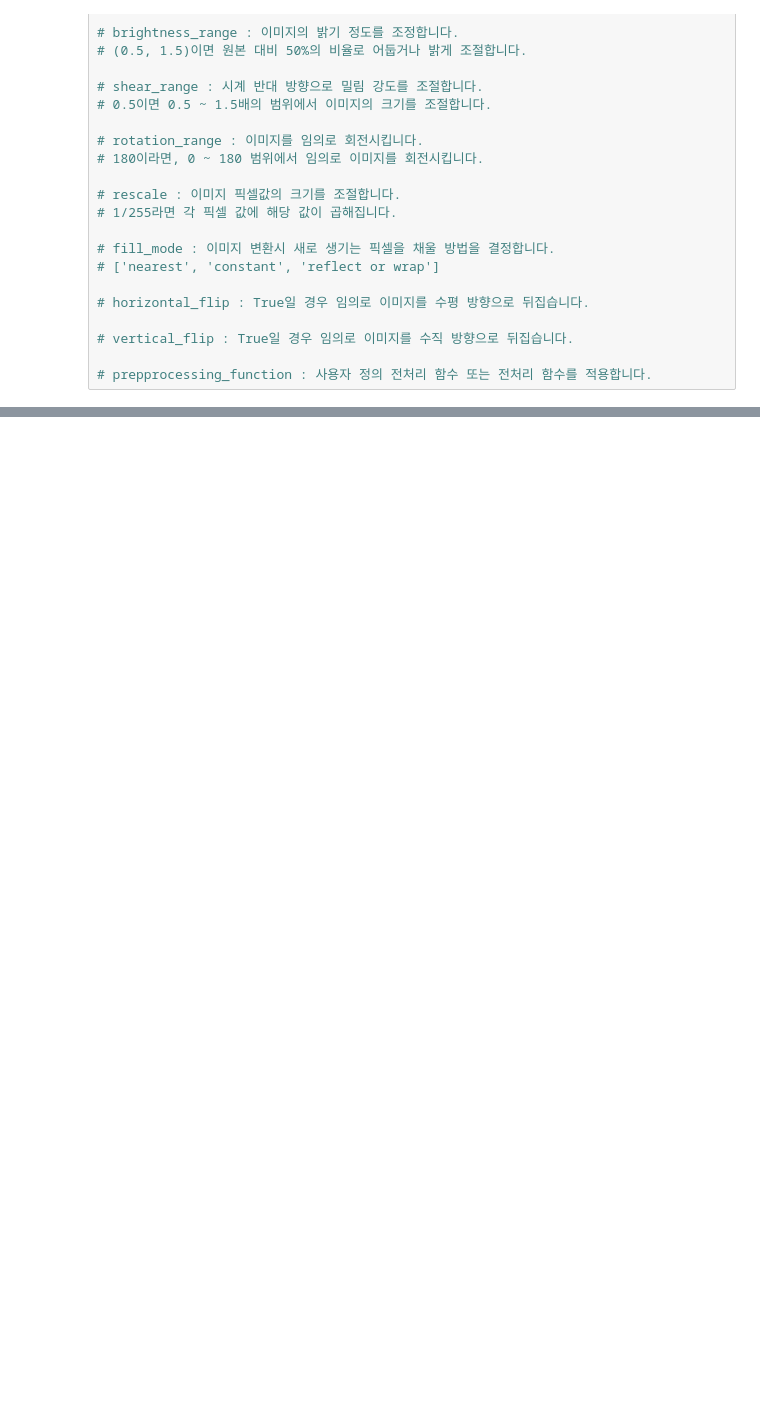
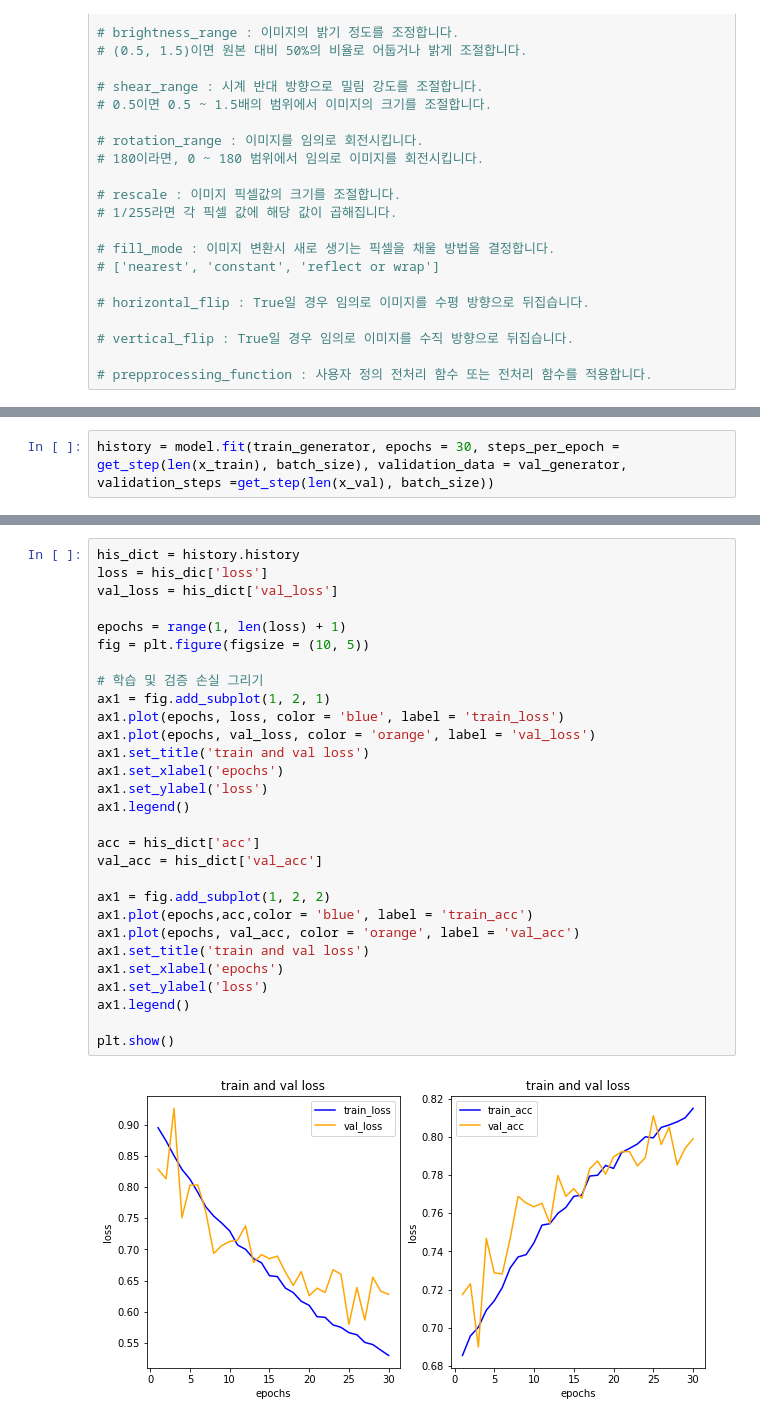
Before and after one commit to lincoln-cmd/Deep_learning, a Jupyter notebook: Cifar10.ipynb, the cells around one changed output, grey strips where cells are left out. Saved outputs shown, nothing was run; the diff lists cells and outputs as text; blank space fills up the shorter version.

```diff
--- a/Cifar10.ipynb
+++ b/Cifar10.ipynb
@@ -616,0 +643,2 @@ val_generator = val_datagen.flow(x_Val, t_val,
+# %%
+history = model.fit(train_generator, epochs = 30, steps_per_epoch = get_step(len(x_train), batch_size), validation_data = val_generator, validation_steps =get_step(len(x_val), batch_size))
@@ -616,0 +663,31 @@ val_generator = val_datagen.flow(x_Val, t_val,
+# %%
+his_dict = history.history
+loss = his_dic['loss']
+val_loss = his_dict['val_loss']
+
+epochs = range(1, len(loss) + 1)
+fig = plt.figure(figsize = (10, 5))
+
+# 학습 및 검증 손실 그리기
+ax1 = fig.add_subplot(1, 2, 1)
+ax1.plot(epochs, loss, color = 'blue', label = 'train_loss')
+ax1.plot(epochs, val_loss, color = 'orange', label = 'val_loss')
+ax1.set_title('train and val loss')
+ax1.set_xlabel('epochs')
+ax1.set_ylabel('loss')
+ax1.legend()
+
+acc = his_dict['acc']
+val_acc = his_dict['val_acc']
+
+ax1 = fig.add_subplot(1, 2, 2)
+ax1.plot(epochs,acc,color = 'blue', label = 'train_acc')
+ax1.plot(epochs, val_acc, color = 'orange', label = 'val_acc')
+ax1.set_title('train and val loss')
+ax1.set_xlabel('epochs')
+ax1.set_ylabel('loss')
+ax1.legend()
+
+plt.show()
+# %% [output]
+[figure, added]
```
Also changed, not shown: parts of 3 cells of this notebook.
